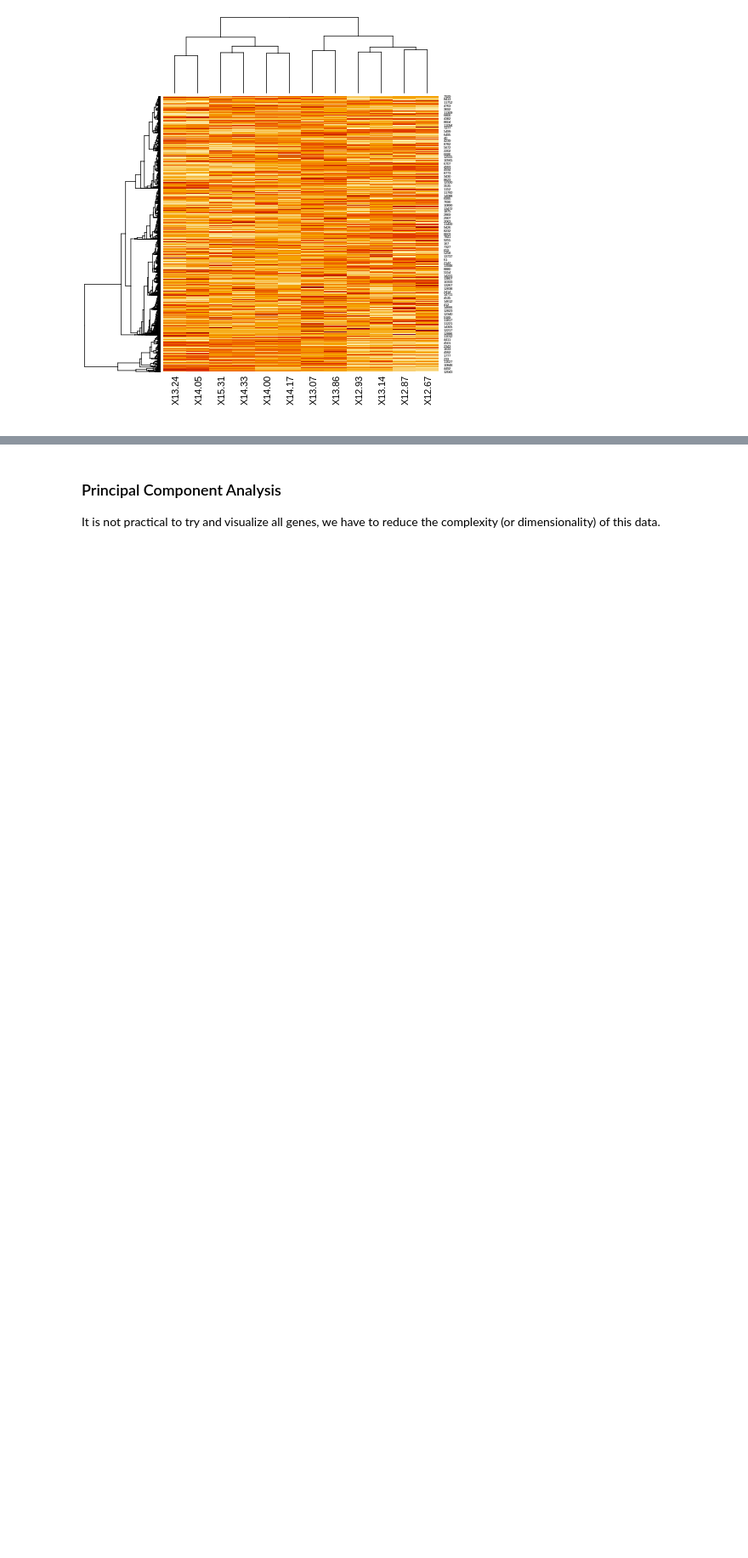
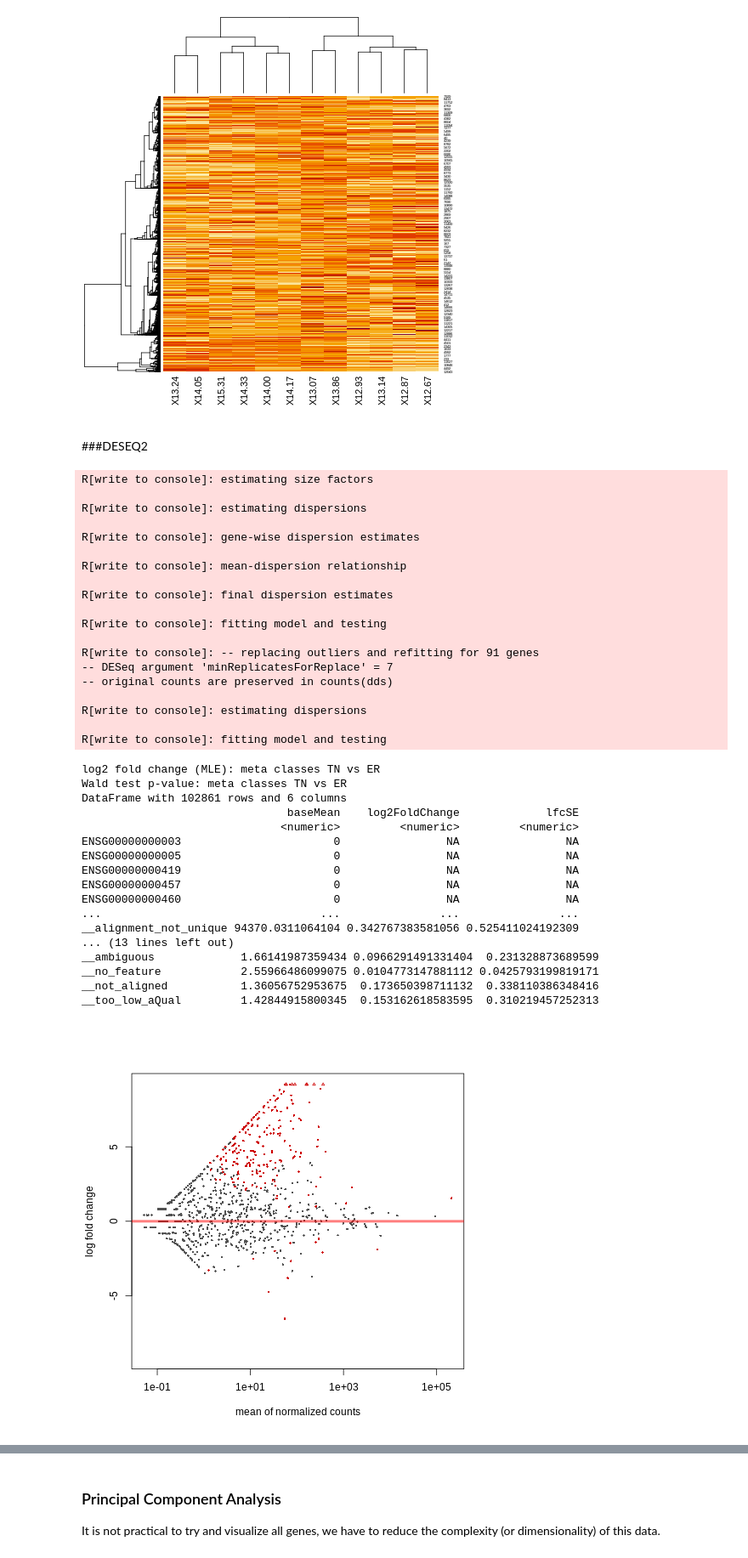
Before and after one commit to cindykhris/SummerInternship2020, a Jupyter notebook: SummerInternship2020.ipynb, the cells around one changed output, grey strips where cells are left out. Shown at 85% size. Saved outputs shown, nothing was run; the diff lists cells and outputs as text; code cells hidden in the pictures; blank space fills up the shorter version.

```diff
--- a/SummerInternship2020.ipynb
+++ b/SummerInternship2020.ipynb
@@ -180,3 +204,16 @@ barplot(sort(logdata[100,]), col = "blue", main = ColNames1[2], font.axis=1, cex
 heatmap(logdata)
 # %% [output]
 [figure]
+# %% [markdown]
+###DESEQ2
+# %%
+%%R
+#Load dataset
+PDXdataset = read.table('https://drive.google.com/uc?export=download&id=1tb_qnLwjeAf0B5gWmi7_6SGOqy44dU8x', header = TRUE,row.names = 1, sep='\t')
+# %%
+%%R
+#Define data and remove id column
+data <- (PDXdataset)
+colnames(PDXdataset) -> names
+meta_classes<- c('ER','ER','ER','ER', 'ER', 'ER', 'ER', 'TN','TN','TN','TN','TN', 'TN', 'TN')
+meta_data <- data.frame(names, meta_classes)
@@ -182,0 +224,54 @@ heatmap(logdata)
+# %%
+%%R
+#Perform first step of DESeq (Define DESeq dataset)
+ds <- DESeqDataSetFromMatrix(countData=data, colData=meta_data, design=~meta_classes)
+#Perform DEseq and create results object
+Ds <- DESeq(ds)
+res <- results(Ds)
+print(res)
+#Output results in.txt format
+write.table(res,"DESeq2_PDX_R.txt", row.names=TRUE,col.names=NA, sep="\t", quote=TRUE, append=TRUE)
+#Create MA plot
+plotMA(res)
+#Create enhance volcano plot with identified differentially expressed genes
+EnhancedVolcano(res, x = 'log2FoldChange',
+             y = 'pvalue', lab = rownames(res)
+              , xlim = c(-5, 8))
+# %% [output]
+R[write to console]: estimating size factors
+
+R[write to console]: estimating dispersions
+
+R[write to console]: gene-wise dispersion estimates
+
+R[write to console]: mean-dispersion relationship
+
+R[write to console]: final dispersion estimates
+
+R[write to console]: fitting model and testing
+
+R[write to console]: -- replacing outliers and refitting for 91 genes
+-- DESeq argument 'minReplicatesForReplace' = 7
+-- original counts are preserved in counts(dds)
+
+R[write to console]: estimating dispersions
+
+R[write to console]: fitting model and testing
+log2 fold change (MLE): meta classes TN vs ER
+Wald test p-value: meta classes TN vs ER
+DataFrame with 102861 rows and 6 columns
+                               baseMean    log2FoldChange             lfcSE
+                              <numeric>         <numeric>         <numeric>
+ENSG00000000003                       0                NA                NA
+ENSG00000000005                       0                NA                NA
+ENSG00000000419                       0                NA                NA
+ENSG00000000457                       0                NA                NA
+ENSG00000000460                       0                NA                NA
+...                                 ...               ...               ...
+__alignment_not_unique 94370.0311064104 0.342767383581056 0.525411024192309
+... (13 lines left out)
+__ambiguous             1.66141987359434 0.0966291491331404  0.231328873689599
+__no_feature            2.55966486099075 0.0104773147881112 0.0425793199819171
+__not_aligned           1.36056752953675  0.173650398711132  0.338110386348416
+__too_low_aQual         1.42844915800345  0.153162618583595  0.310219457252313
+[figure, added]
```
Also changed, not shown: parts of 10 cells of this notebook.
